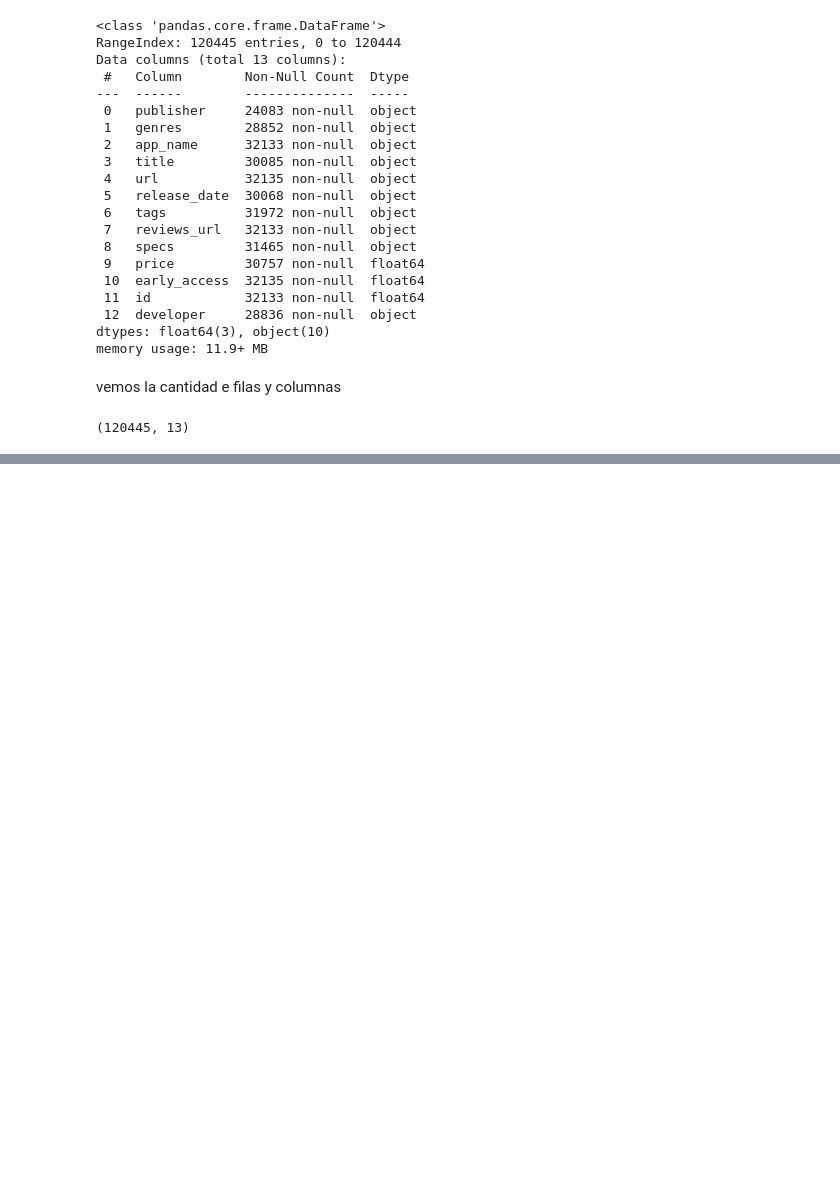
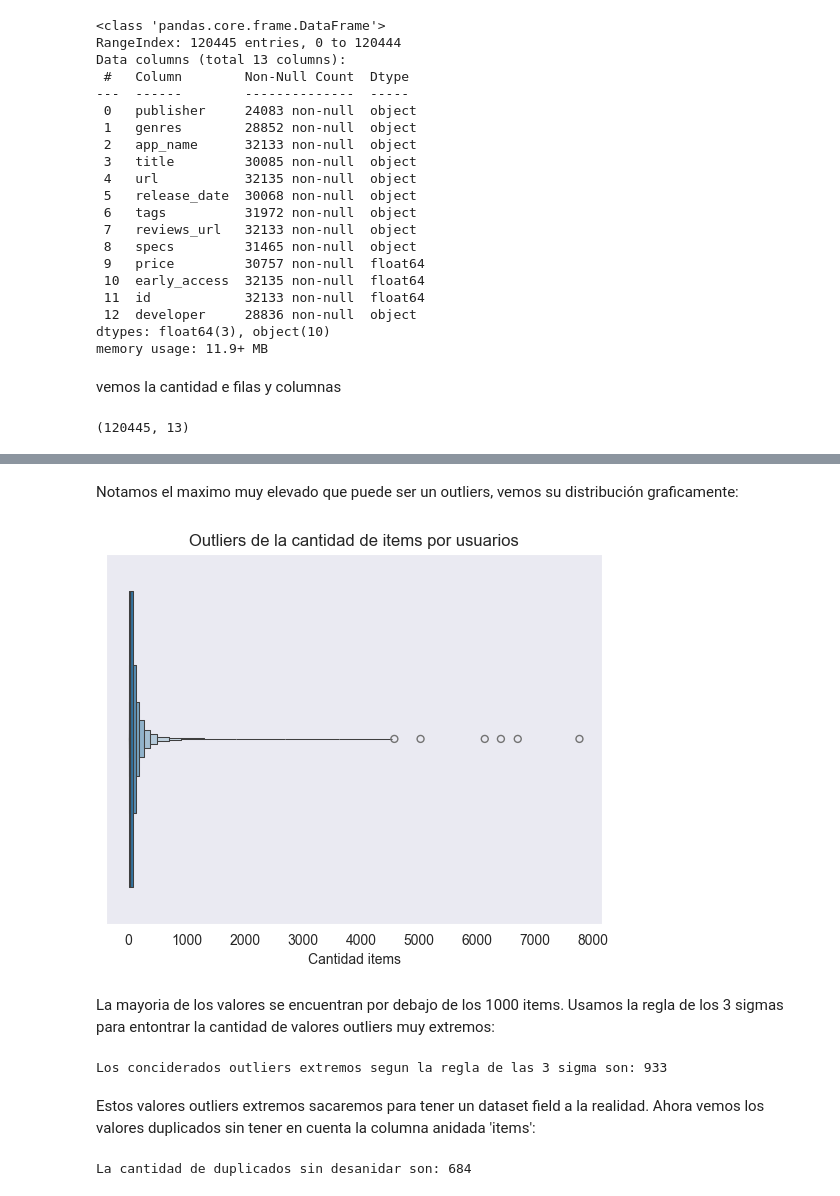
Before and after one commit to bkmay1417/Machine-Learning-Operations-MLOps-, a Jupyter notebook: EDA.ipynb, the cells around one changed output, grey strips where cells are left out. Drawn from its saved outputs; the diff is of its cells as text; code cells hidden in the pictures; blank space fills up the shorter version.

```diff
--- a/EDA.ipynb
+++ b/EDA.ipynb
@@ -212,0 +602,2 @@ print(games.isnull().sum())
+# %%
+items = pd.read_parquet('australian_users_items.parquet')
@@ -212,0 +663,31 @@ print(games.isnull().sum())
+# %% [markdown]
+Notamos el maximo muy elevado que puede ser un outliers, vemos su distribución graficamente:
+# %%
+sns.boxenplot(x=items['items_count'])
+plt.xlabel('Cantidad items')
+plt.title('Outliers de la cantidad de items por usuarios')
+plt.show()
+# %% [output]
+[figure, added]
+# %% [markdown]
+La mayoria de los valores se encuentran por debajo de los 1000 items. Usamos la regla de los 3 sigmas para entontrar la cantidad de valores outliers muy extremos:
+# %%
+# Regla de los 3 sigmas:
+
+cantidad_items_promedio = items['items_count'].mean()
+deviacion_estandar_cantidad_items = items['items_count'].std()
+limite_superior = cantidad_items_promedio + 3 * deviacion_estandar_cantidad_items
+limite_inferior = cantidad_items_promedio - 3 * deviacion_estandar_cantidad_items
+
+cantidad_outliers = len(items['items_count'][(items['items_count'] > limite_superior) | (items['items_count'] < limite_inferior)])
+
+print(f"Los conciderados outliers extremos segun la regla de las 3 sigma son: {cantidad_outliers}")
+# %% [output]
+Los conciderados outliers extremos segun la regla de las 3 sigma son: 933
+# %% [markdown]
+Estos valores outliers extremos sacaremos para tener un dataset field a la realidad. Ahora vemos los valores duplicados sin tener en cuenta la columna anidada 'items':
+# %%
+duplicados_user_items = items[['user_id', 'items_count', 'steam_id', 'user_url']].duplicated().sum()
+print(f"La cantidad de duplicados sin desanidar son: {duplicados_user_items}")
+# %% [output]
+La cantidad de duplicados sin desanidar son: 684
```
Also changed, not shown: parts of 52 cells of this notebook, 4 other files.
